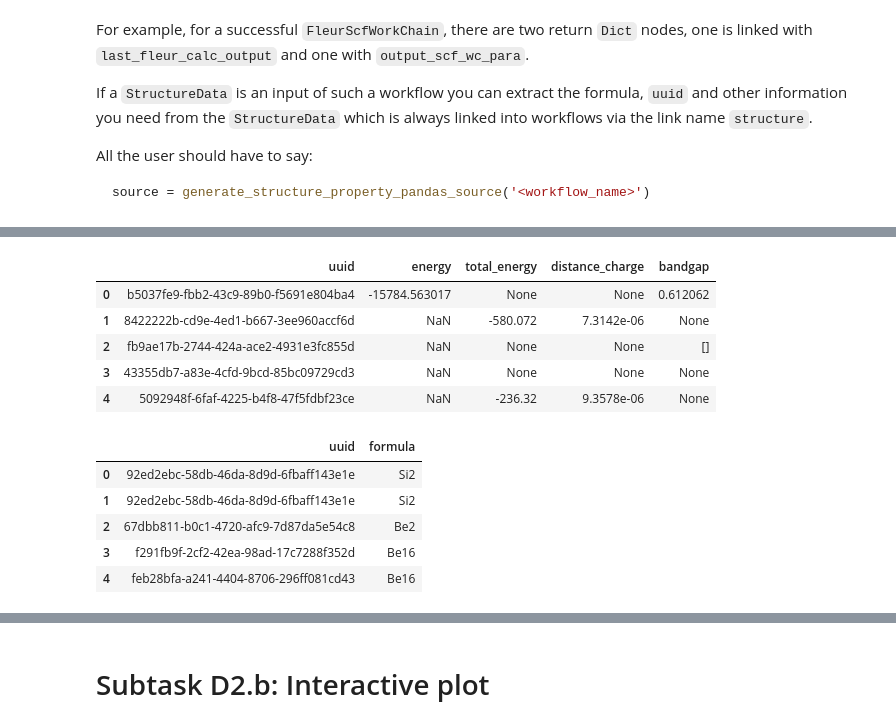
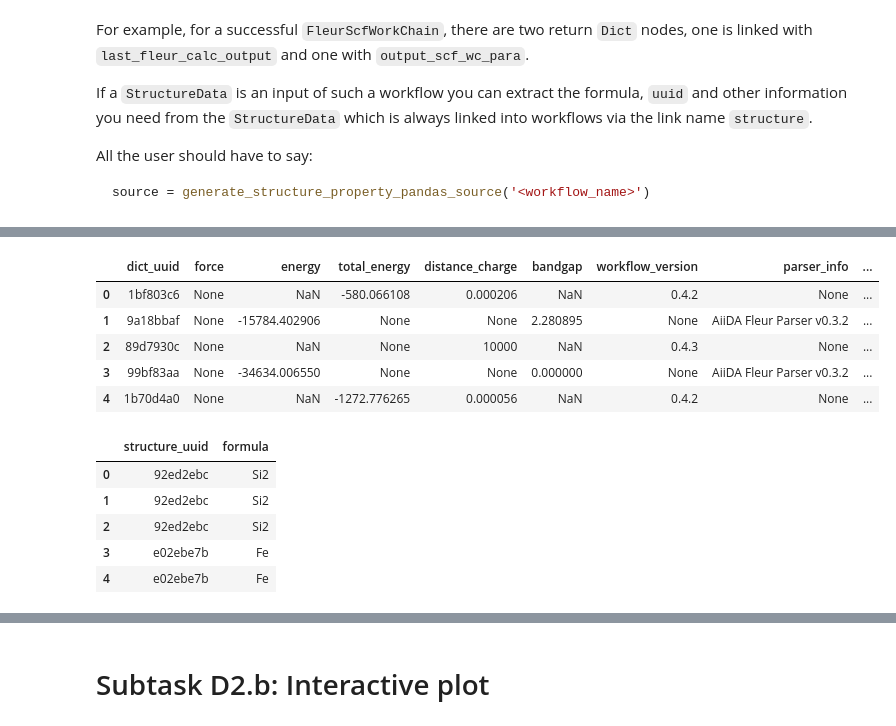
Before and after one commit to JuDFTteam/aiida-jutools, a Jupyter notebook: aiida_jutools/sisc_lab/different_db_results/D2_ScSi_Lab2020_StructureProperty_visualizer.ipynb, the cells around one changed output, grey strips where cells are left out. Saved outputs shown, nothing was run; the diff lists cells and outputs as text; code cells hidden in the pictures.

```diff
--- a/aiida_jutools/sisc_lab/different_db_results/D2_ScSi_Lab2020_StructureProperty_visualizer.ipynb
+++ b/aiida_jutools/sisc_lab/different_db_results/D2_ScSi_Lab2020_StructureProperty_visualizer.ipynb
@@ -132,25 +137,35 @@ workflowdictlst[:2]
 # %%
-# Some dict attributes: energy, total_energy, fermi_energy, bandgap, charge_density, distance_charge,
-dict_project=['uuid', 'attributes.energy', 'attributes.total_energy', 'attributes.distance_charge',  'attributes.bandgap']
-dictpd = helpers.generate_dict_property_pandas_source(workflow_name, dict_project=dict_project)
-dictpd.to_json('dict_property.json', orient='records')
-dictpd.head()
+# Some dict attributes: force, energy, total_energy, fermi_energy, bandgap, charge_density, distance_charge,
+#                       workflow_version, parser_info, material,
+# Remarks:  workflow_version=0.2.2: energy, force
+#           workflow_version=0.4.2: total_energy, material.
+#           parser: fermi_energy, bandgap.
+
+dict_project=['uuid', 'attributes.force', 'attributes.energy', 'attributes.total_energy', 'attributes.distance_charge',             'attributes.bandgap', 'attributes.workflow_version', 'attributes.parser_info', 'attributes.material',
+        'attributes.fermi_energy']
+dictpd = helpers.generate_dict_property_pandas_source(
+            workflow_name,
+            dict_project=dict_project,
+            filename='dict_property.json')
+dictpd.head(5)
 # %% [output]
-|  | uuid | energy | total_energy | distance_charge | bandgap |
-| 0 | b5037fe9-fbb2-43c9-89b0-f5691e804ba4 | -15784.563017 | None | None | 0.612062 |
-| 1 | 8422222b-cd9e-4ed1-b667-3ee960accf6d | NaN | -580.072 | 7.3142e-06 | None |
-| 2 | fb9ae17b-2744-424a-ace2-4931e3fc855d | NaN | None | None | [] |
-| 3 | 43355db7-a83e-4cfd-9bcd-85bc09729cd3 | NaN | None | None | None |
-| 4 | 5092948f-6faf-4225-b4f8-47f5fdbf23ce | NaN | -236.32 | 9.3578e-06 | None |
+|  | dict_uuid | force | energy | total_energy | distance_charge | bandgap | workflow_version | parser_info | ... |
+| 0 | 1bf803c6 | None | NaN | -580.066108 | 0.000206 | NaN | 0.4.2 | None | ... |
+| 1 | 9a18bbaf | None | -15784.402906 | None | None | 2.280895 | None | AiiDA Fleur Parser v0.3.2 | ... |
+| 2 | 89d7930c | None | NaN | None | 10000 | NaN | 0.4.3 | None | ... |
+| 3 | 99bf83aa | None | -34634.006550 | None | None | 0.000000 | None | AiiDA Fleur Parser v0.3.2 | ... |
+| 4 | 1b70d4a0 | None | NaN | -1272.776265 | 0.000056 | NaN | 0.4.2 | None | ... |
 # %%
 structure_project=['uuid', 'extras.formula']
-structurepd = helpers.generate_structure_property_pandas_source(workflow_name, structure_project)
-structurepd.to_json('structure_property.json', orient='records')
-structurepd.head()
+structurepd = helpers.generate_structure_property_pandas_source(
+            workflow_name,
+            structure_project=structure_project,
+            filename='structure_property.json')
+structurepd.head(5)
 # %% [output]
-|  | uuid | formula |
-| 0 | 92ed2ebc-58db-46da-8d9d-6fbaff143e1e | Si2 |
-| 1 | 92ed2ebc-58db-46da-8d9d-6fbaff143e1e | Si2 |
-| 2 | 67dbb811-b0c1-4720-afc9-7d87da5e54c8 | Be2 |
-| 3 | f291fb9f-2cf2-42ea-98ad-17c7288f352d | Be16 |
-| 4 | feb28bfa-a241-4404-8706-296ff081cd43 | Be16 |
+|  | structure_uuid | formula |
+| 0 | 92ed2ebc | Si2 |
+| 1 | 92ed2ebc | Si2 |
+| 2 | 92ed2ebc | Si2 |
+| 3 | e02ebe7b | Fe |
+| 4 | e02ebe7b | Fe |
```
Also changed, not shown: parts of 23 cells of this notebook, 3 other files.
